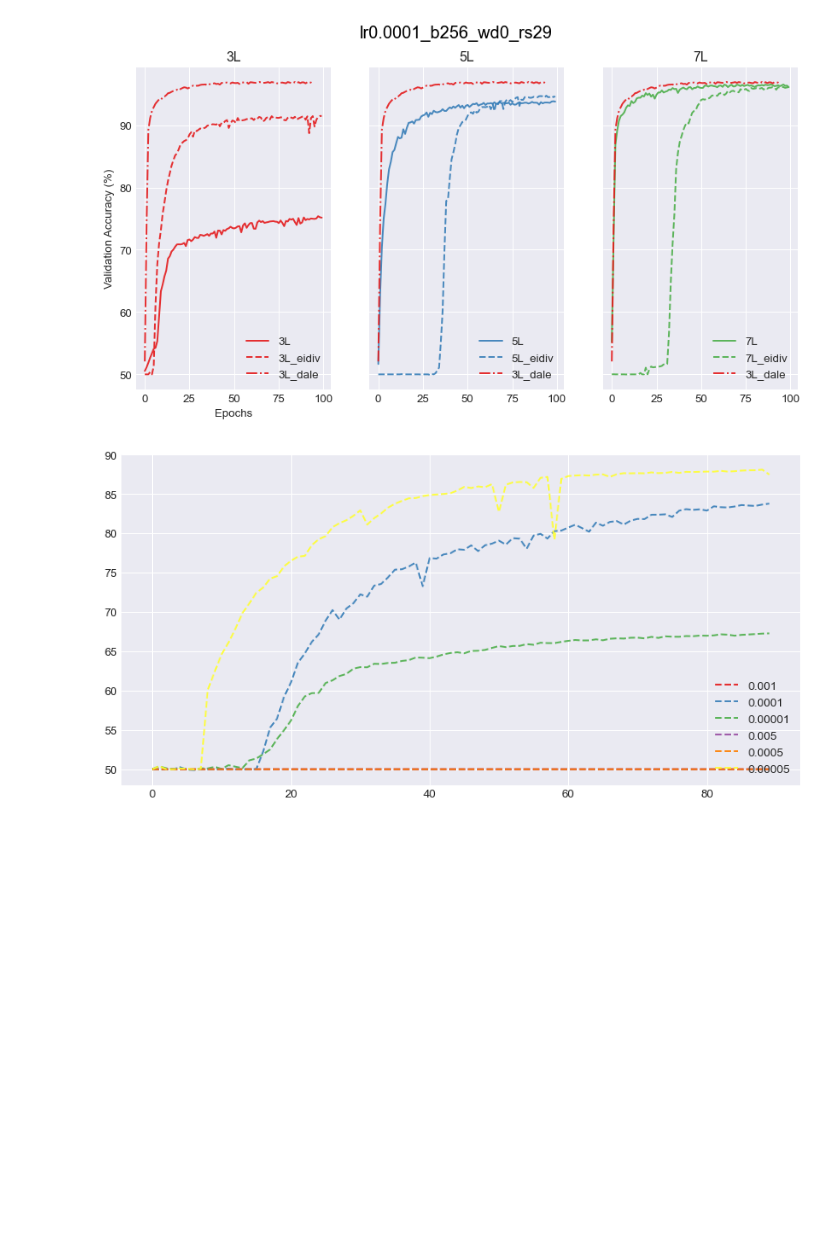
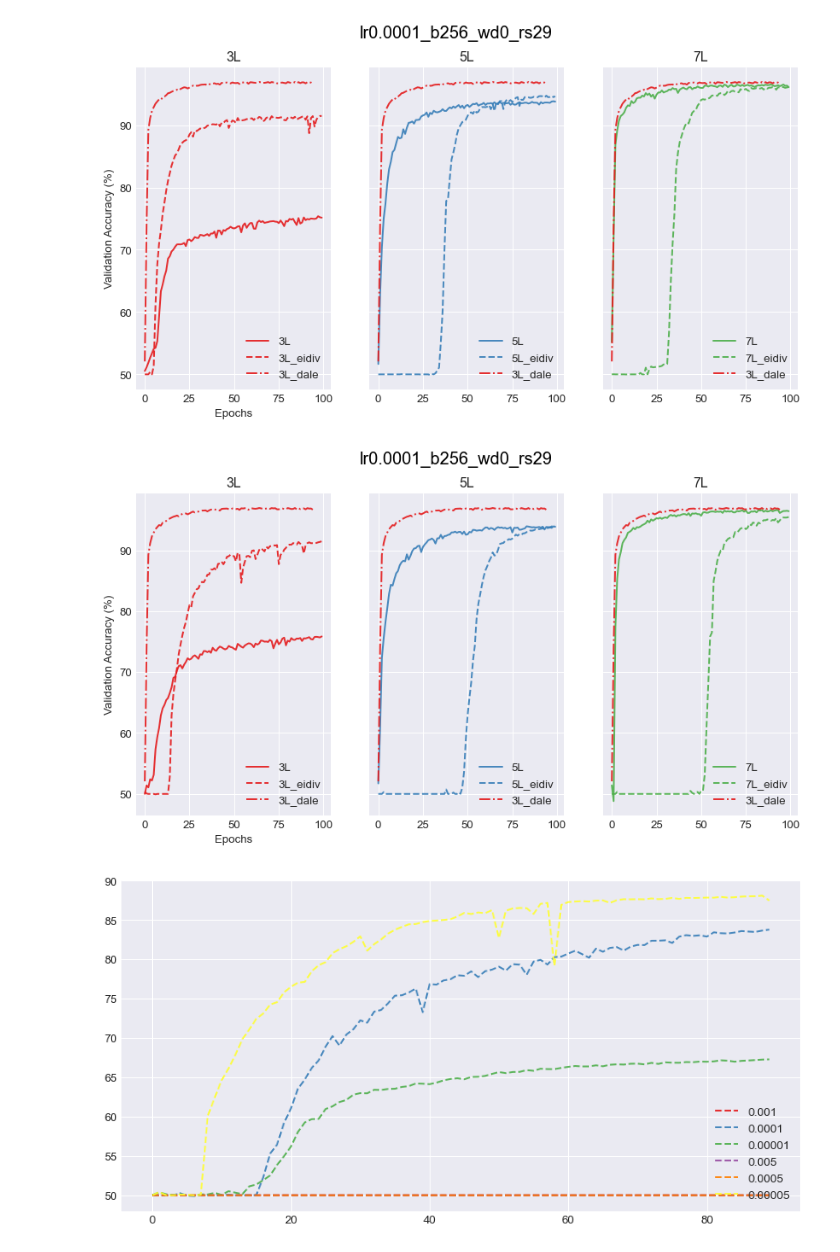
Before and after one commit to hiyuantang/marked_long, a Jupyter notebook: results/vis.ipynb, the cells around one changed output. Drawn from its saved outputs; the diff is of its cells as text; code cells hidden in the pictures; blank space fills up the shorter version.

Commit message:
upload new results

```diff
--- a/results/vis.ipynb
+++ b/results/vis.ipynb
@@ -151,6 +151,18 @@ L5eidiv_rs29 = get_val_results_addtodata('./rs29_gbmax_nolradj/5Leidiv.txt')
 
 L7_rs29 = get_val_results_addtodata('./rs29_gbmax_nolradj/7L.txt')
 L7eidiv_rs29 = get_val_results_addtodata('./rs29_gbmax_nolradj/7Leidiv.txt')
+
+#validation results from -b 256 --epochs 100 --wd 0 --lr 0.0001 --rs77 datasplit 8:2 w/ gabor+maxpool
+#no learning rate adjustment
+L3_rs77 = get_val_results_addtodata('./rs77_gbmax_nolradj/3L.txt')
+L3eidiv_rs77 = get_val_results_addtodata('./rs77_gbmax_nolradj/3Leidiv.txt')
+#L3dale_rs77 = get_val_results_addtodata('./rs77_gbmax_nolradj/3Ldale.txt')
+
+L5_rs77 = get_val_results_addtodata('./rs77_gbmax_nolradj/5L.txt')
+L5eidiv_rs77 = get_val_results_addtodata('./rs77_gbmax_nolradj/5Leidiv.txt')
+
+L7_rs77 = get_val_results_addtodata('./rs77_gbmax_nolradj/7L.txt')
+L7eidiv_rs77 = get_val_results_addtodata('./rs77_gbmax_nolradj/7Leidiv.txt')
 # %%
 #get mean from each model
 L3_mean, L3_std = get_mean_std_at_epoch(L3_rs53, L3_rs77, L3_rs191, epoch=epoch_global)
@@ -204,6 +216,51 @@ plt.suptitle('lr0.0001_b256_wd0_rs29',
 plt.show()
 # %% [output]
 [figure]
+# %%
+acc_list = np.array([L3_rs77, L3eidiv_rs77, L3dale_rs29,
+                    L5_rs77, L5eidiv_rs77,
+                    L7_rs77, L7eidiv_rs77,], dtype=object)
+name_list = np.array(['3L', '3L_eidiv', '3L_dale',
+                      '5L', '5L_eidiv',
+                      '7L', '7L_eidiv'])
+plt.style.use('seaborn-darkgrid')
+dpi = 96
+linewidth = 1.5
+fig, ax = plt.subplots(1, 3, sharex=True, sharey=True,
+                       figsize=(1000/dpi, 500/dpi), dpi=dpi)
+palette = plt.get_cmap('Set1')
+ax[0].set_title('3L'), ax[1].set_title('5L'), ax[2].set_title('7L')
+ax[0].set_ylabel('Validation Accuracy (%)'), ax[0].set_xlabel('Epochs')
+for i in range(len(acc_list)):
+    num = int(name_list[i][0])//2-1
+    if 'eidiv' in name_list[i]:
+        ax[num].plot(acc_list[i], linestyle='--',
+                     color=palette(num),
+                     linewidth=linewidth, alpha=0.9, label=name_list[i]
+                     )
+    elif 'dale' in name_list[i]:
+        ax[num].plot(acc_list[i], linestyle='-.',
+                     color=palette(num),
+                     linewidth=linewidth, alpha=0.9, label=name_list[i]
+                     )
+    else:
+        ax[num].plot(acc_list[i], linestyle='-',
+                     color=palette(num),
+                     linewidth=linewidth, alpha=0.9, label=name_list[i]
+                     )
+for i in (1, 2):
+    ax[i].plot(L3dale_rs29, linestyle='-.',
+               color=palette(0),
+               linewidth=linewidth, alpha=0.9, label='3L_dale'
+               )
+legend_loc = 'lower right'
+ax[0].legend(loc=legend_loc), ax[1].legend(
+    loc=legend_loc), ax[2].legend(loc=legend_loc)
+plt.suptitle('lr0.0001_b256_wd0_rs29',
+             fontsize=15, fontweight=0, color='black')
+plt.show()
+# %% [output]
+[figure, added]
 # %%
 acc_list = np.array([L3eidiv_001, L3eidiv_0001, L3eidiv_00001,
                     L3eidiv_005, L3eidiv_0005, L3eidiv_00005], dtype=object)
```
Also changed, not shown: 7 other files.
